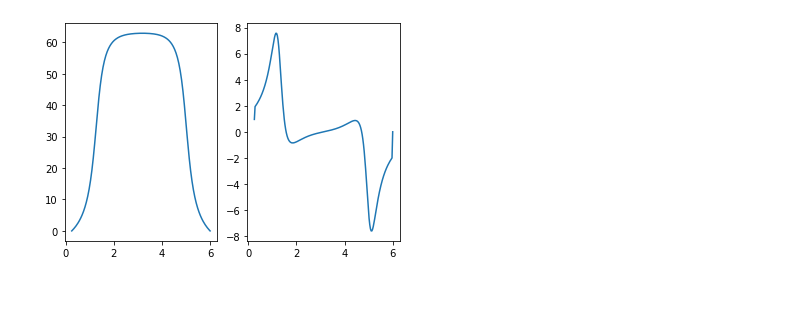
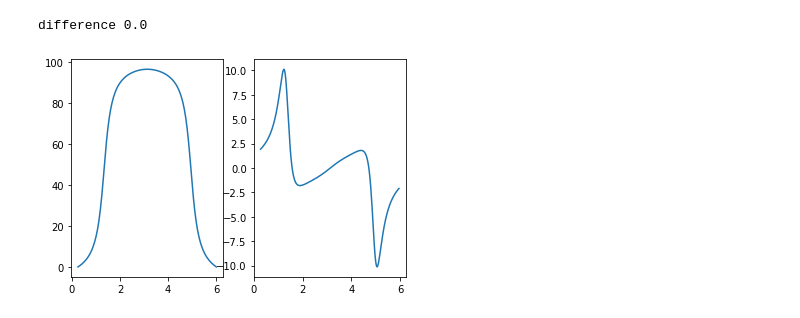
Before and after one commit to E314ling/SOC, a Jupyter notebook: inverted_pendulum.ipynb, the cells around one changed output. Saved outputs shown, nothing was run; the diff lists cells and outputs as text; code cells hidden in the pictures.

```diff
--- a/inverted_pendulum.ipynb
+++ b/inverted_pendulum.ipynb
@@ -9,37 +9,42 @@ eps = 0.25
 sig = 0.5
 
 N = 200
 h = 2*(np.pi-eps) / N
 
 G = (sig**2) / (c2*h) - c1/c2
 X = np.arange(eps, 2*np.pi -eps, h)
 
-V = np.zeros(len(X))
-u = np.zeros(len(X))
-
-num_iterations = 100000
+# V = np.zeros(len(X))
+# u = np.zeros(len(X))
+V = np.load('./jacobi_value_fct_pendulum.npy')
+u = np.load('./jacobi_policy_fct_pendulum.npy')
+num_iterations = 5000
 
 
+V_old = V
 for _ in range(num_iterations):
     A = (c2/(4*p*h)*np.cos(X[0])*(V[1] - 0))
     u[0] = np.min([np.max([A, -G]),G])
 
     A = (c2/(4*p*h)*np.cos(X[-1])*(0 - V[-2]))
     u[-1] = np.min([np.max([A, -G]),G])
     for i in range(1,len(X)-1):
         A = (c2/(4*p*h)*np.cos(X[i])*(V[i+1] - V[i-1]) )
         u[i] = np.min([np.max([A, -G]),G])
         V[i] = 0.5*(V[i+1] + V[i-1]) + ((p*(u[i]**2) * (h**2) + q*(h**2))/ (sig**2)) + (h/(2*sig**2)) *(( c1*np.sin(X[i]) - c2*np.cos(X[i])*u[i])*(V[i+1] - V[i-1]))
 
-
+print('difference', np.linalg.norm(V_old-V))
 fig = plt.figure()
 
 ax = fig.add_subplot(1,2,1)
 ax.plot(X, V)
 
 ax1 = fig.add_subplot(1,2,2)
-ax1.plot(X,u)
+ax1.plot(X[1:-2],u[1:-2])
 
 plt.show()
+np.save('jacobi_value_fct_pendulum', V)
+np.save('jacobi_policy_fct_pendulum', u)
 # %% [output]
+difference 0.0
-[figure, old version]
+[figure, new version]
```
Also changed, not shown: 8 other files.
